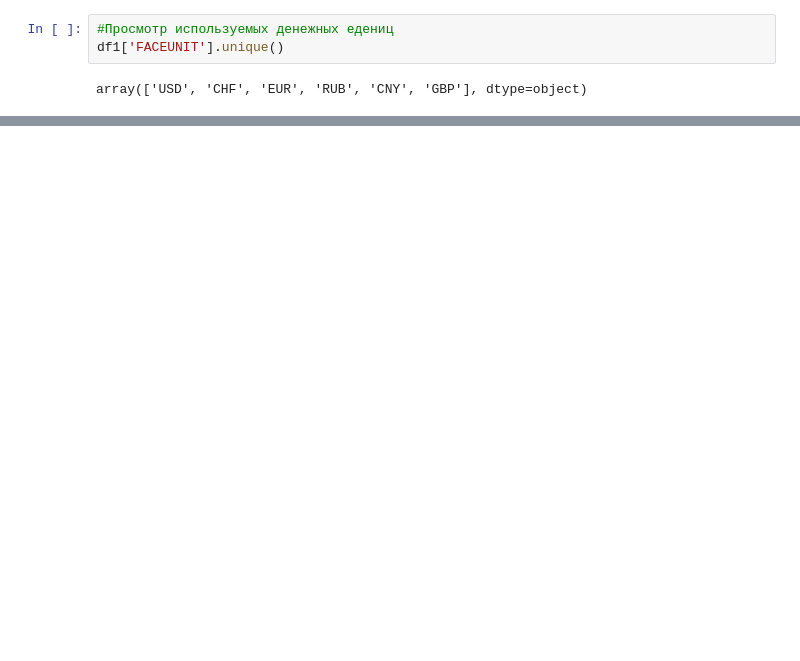
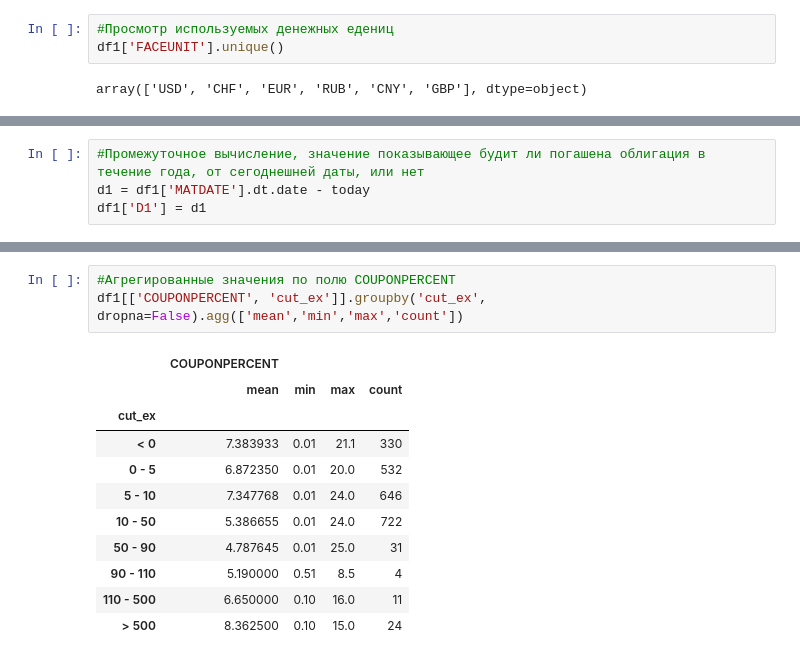
Before and after one commit to OlegMukminov/desktop-tutorial, a Jupyter notebook: DA.ipynb, the cells around one changed output, grey strips where cells are left out. Cells and saved outputs as stored; diff of their text form; blank space fills up the shorter version.

```diff
--- a/DA.ipynb
+++ b/DA.ipynb
@@ -565,0 +162,4 @@ cut_ex2.plot(kind='bar')
+# %%
+#Промежуточное вычисление, значение показывающее будит ли погашена облигация в течение года, от сегоднешней даты, или нет
+d1 = df1['MATDATE'].dt.date - today
+df1['D1'] = d1
@@ -565,0 +227,15 @@ cut_ex2.plot(kind='bar')
+# %%
+#Агрегированные значения по полю COUPONPERCENT
+df1[['COUPONPERCENT', 'cut_ex']].groupby('cut_ex', dropna=False).agg(['mean','min','max','count'])
+# %% [output]
+|  | COUPONPERCENT |  |  |  |
+|  | mean | min | max | count |
+| cut_ex |  |  |  |  |
+| < 0 | 7.383933 | 0.01 | 21.1 | 330 |
+| 0 - 5 | 6.872350 | 0.01 | 20.0 | 532 |
+| 5 - 10 | 7.347768 | 0.01 | 24.0 | 646 |
+| 10 - 50 | 5.386655 | 0.01 | 24.0 | 722 |
+| 50 - 90 | 4.787645 | 0.01 | 25.0 | 31 |
+| 90 - 110 | 5.190000 | 0.51 | 8.5 | 4 |
+| 110 - 500 | 6.650000 | 0.10 | 16.0 | 11 |
+| > 500 | 8.362500 | 0.10 | 15.0 | 24 |
```
Also changed, not shown: parts of 73 cells of this notebook.
